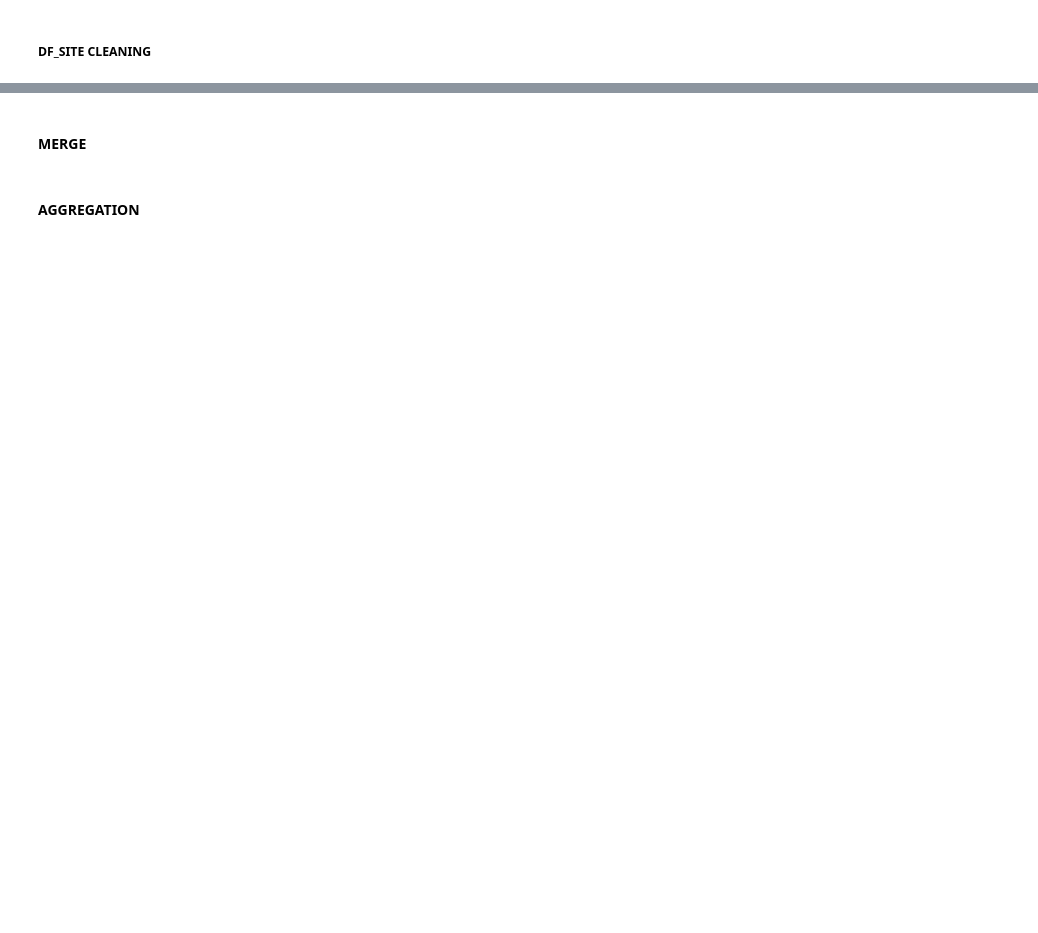
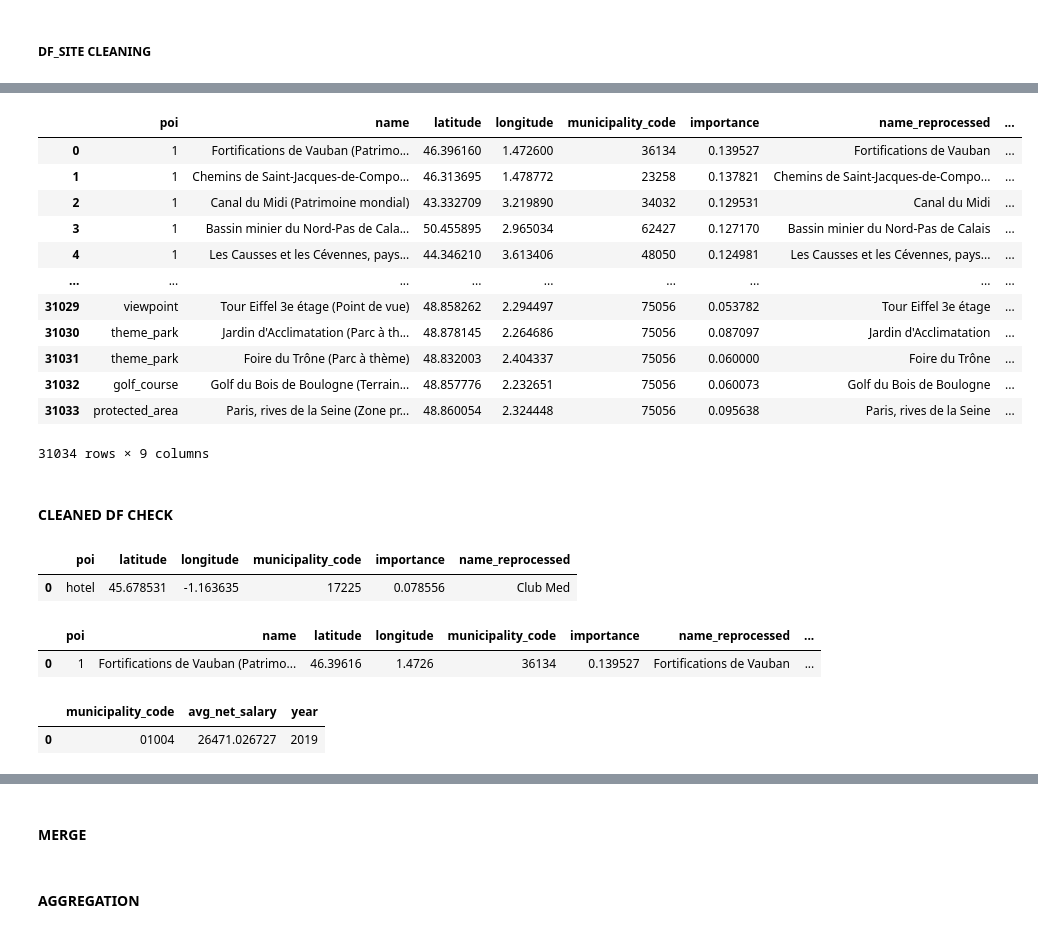
Before and after one commit to MChvtta/prello_scoring_system, a Jupyter notebook: notebooks/MC_Prello_Project.ipynb, the cells around one changed output, grey strips where cells are left out. Drawn from its saved outputs; the diff is of its cells as text; code cells hidden in the pictures; blank space fills up the shorter version.

```diff
--- a/notebooks/MC_Prello_Project.ipynb
+++ b/notebooks/MC_Prello_Project.ipynb
@@ -616,0 +727,76 @@ fig.show()
+# %%
+# SITE_DF: création d'un dictionnaire avec les catégories associées aux valeurs de la colonne POI
+
+category_dict = {'1': 'Patrimoine',
+ '2': 'Patrimoine',
+ 'zoo': 'Entertainment',
+ 'dune': 'Nature',
+ 'park': 'Nature',
+ 'rock': 'Nature',
+ 'sand': 'Nature',
+ 'beach': 'Nature',
+ 'cliff': 'Nature',
+ 'islet': 'Nature',
+ 'ridge': 'Nature',
+ 'water': 'Nature',
+ 'wreck': 'Patrimoine',
+ 'casino': 'Entertainment',
+ 'castle': 'Patrimoine',
+ 'cinema': 'Culture',
+ 'forest': 'Nature',
+ 'geyser': 'Nature',
+ 'marina': 'Nature',
+ 'meadow': 'Nature',
+ 'museum': 'Culture',
+ 'valley': 'Nature',
+ 'theatre': 'Culture',
+ 'volcano': 'Nature',
+ 'wetland': 'Nature',
+ 'heritage': 'Patrimoine',
+ 'monument': 'Patrimoine',
+ 'vineyard': 'Nature',
+ 'viewpoint': 'Nature',
+ 'waterfall': 'Nature',
+ 'allotments': 'Patrimoine',
+ 'attraction': 'Entertainment',
+ 'theme_park': 'Entertainment',
+ 'water_park': 'Entertainment',
+ 'golf_course': 'Entertainment',
+ 'cave_entrance': 'Culture',
+ 'national_park': 'Nature',
+ 'protected_area': 'Nature'}
+# %%
+# SITE_DF: création de la colonne "catégorie"
+site_df["Category"] = site_df["poi"].map(category_dict)
+site_df
+# %% [output]
+|  | poi | name | latitude | longitude | municipality_code | importance | name_reprocessed | ... |
+| 0 | 1 | Fortifications de Vauban (Patrimo... | 46.396160 | 1.472600 | 36134 | 0.139527 | Fortifications de Vauban | ... |
+| 1 | 1 | Chemins de Saint-Jacques-de-Compo... | 46.313695 | 1.478772 | 23258 | 0.137821 | Chemins de Saint-Jacques-de-Compo... | ... |
+| 2 | 1 | Canal du Midi (Patrimoine mondial) | 43.332709 | 3.219890 | 34032 | 0.129531 | Canal du Midi | ... |
+| 3 | 1 | Bassin minier du Nord-Pas de Cala... | 50.455895 | 2.965034 | 62427 | 0.127170 | Bassin minier du Nord-Pas de Calais | ... |
+| 4 | 1 | Les Causses et les Cévennes, pays... | 44.346210 | 3.613406 | 48050 | 0.124981 | Les Causses et les Cévennes, pays... | ... |
+| ... | ... | ... | ... | ... | ... | ... | ... | ... |
+| 31029 | viewpoint | Tour Eiffel 3e étage (Point de vue) | 48.858262 | 2.294497 | 75056 | 0.053782 | Tour Eiffel 3e étage | ... |
+| 31030 | theme_park | Jardin d'Acclimatation (Parc à th... | 48.878145 | 2.264686 | 75056 | 0.087097 | Jardin d'Acclimatation | ... |
+| 31031 | theme_park | Foire du Trône (Parc à thème) | 48.832003 | 2.404337 | 75056 | 0.060000 | Foire du Trône | ... |
+| 31032 | golf_course | Golf du Bois de Boulogne (Terrain... | 48.857776 | 2.232651 | 75056 | 0.060073 | Golf du Bois de Boulogne | ... |
+| 31033 | protected_area | Paris, rives de la Seine (Zone pr... | 48.860054 | 2.324448 | 75056 | 0.095638 | Paris, rives de la Seine | ... |
+31034 rows × 9 columns
+# %% [markdown]
+#### CLEANED DF CHECK
+# %%
+poi_df.head(1)
+# %% [output]
+|  | poi | latitude | longitude | municipality_code | importance | name_reprocessed |
+| 0 | hotel | 45.678531 | -1.163635 | 17225 | 0.078556 | Club Med |
+# %%
+site_df.head(1)
+# %% [output]
+|  | poi | name | latitude | longitude | municipality_code | importance | name_reprocessed | ... |
+| 0 | 1 | Fortifications de Vauban (Patrimo... | 46.39616 | 1.4726 | 36134 | 0.139527 | Fortifications de Vauban | ... |
+# %%
+salary_df.head(1)
+# %% [output]
+|  | municipality_code | avg_net_salary | year |
+| 0 | 01004 | 26471.026727 | 2019 |
```
Also changed, not shown: parts of 17 cells of this notebook, 1 other file.
